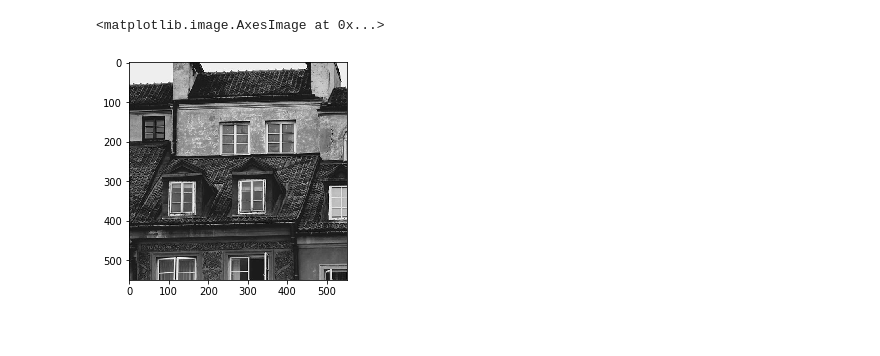
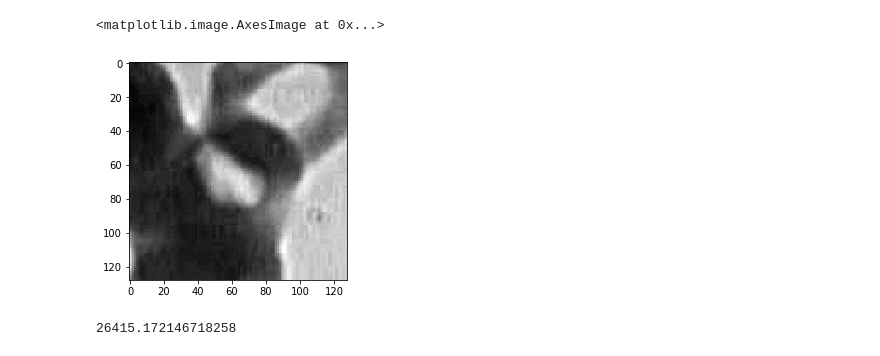
Before and after one commit to viktor-prutyanov/Sketchy-Convex-Low-Rank-Matrix-Optimization, a Jupyter notebook: Sketchy Low Rank Optimization.ipynb, the cells around one changed output. Cells and saved outputs as stored; diff of their text form; code cells hidden in the pictures.

```diff
--- a/Sketchy Low Rank Optimization.ipynb
+++ b/Sketchy Low Rank Optimization.ipynb
@@ -4,13 +4,16 @@ import matplotlib.pyplot as plt
 # %%
 from PIL import Image, ImageDraw
 import requests
 
 url = 'https://www.worldgbc.org/sites/default/files/Content%20pages%20old%20europe%20buildings.jpg'
+path = "./BloodImage_00004.jpg"
 
-img = Image.open(requests.get(url, stream=True).raw).convert('L')
-img = np.array(img).astype(np.float64)[:, 400:950] / 255
+# img = Image.open(requests.get(url, stream=True).raw).convert('L')
+img = Image.open(path).convert('L')
+# img = np.array(img).astype(np.float64)[:, 400:950] / 255
+img = np.array(img).astype(np.float64)[:128, :128]
 
 plt.imshow(img, cmap='gray')
 # %% [output]
 <matplotlib.image.AxesImage at 0x...>
-[figure, old version]
+[figure, new version]
@@ -19,3 +20,9 @@ X_orig = img
+# %%
+X_orig = img.copy()
+
+np.linalg.norm(X_orig, ord="nuc")
+# %% [output]
+26415.172146718258
 # %%
 def f(x, b):
     return np.sum((x - b) ** 2)
```
Also changed, not shown: parts of 9 cells of this notebook, 1 other file.
